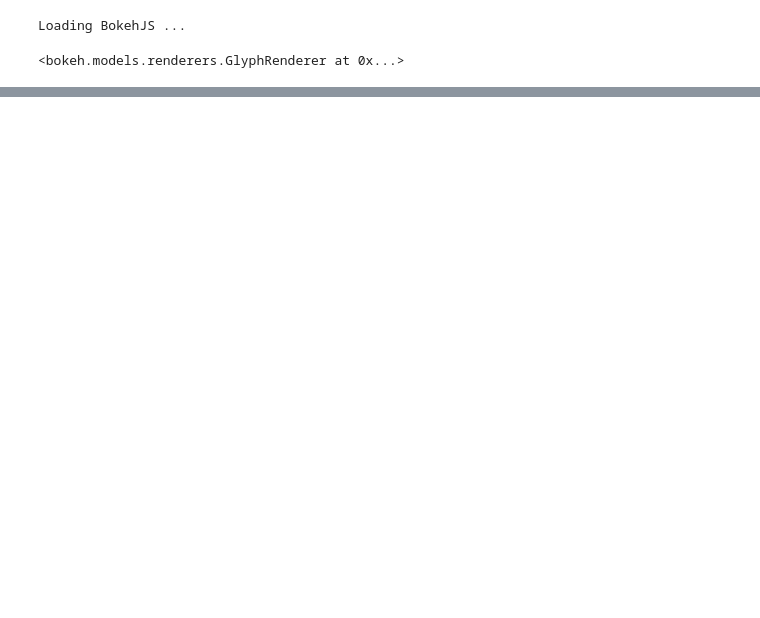
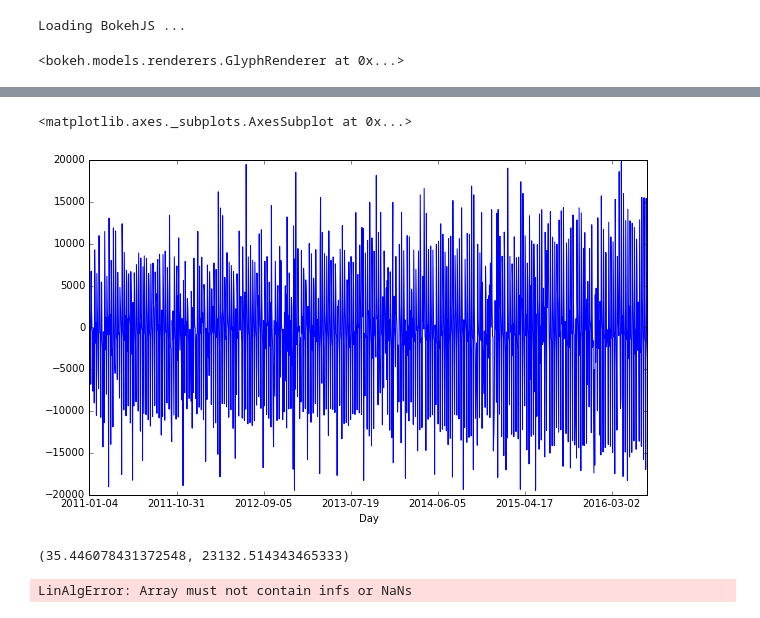
Before and after one commit to ayayron/bart, a Jupyter notebook: BART.ipynb, the cells around one changed output, grey strips where cells are left out. Cells and saved outputs as stored; diff of their text form; code cells hidden in the pictures; blank space fills up the shorter version.

Commit message:
testing ARIMA model

```diff
--- a/BART.ipynb
+++ b/BART.ipynb
@@ -201,0 +207,2 @@ ts
+# %%
+gb = bart_df[(bart_df["Day of Week"] < 5)].groupby("Day")["Count"].sum()
@@ -201,0 +217,11 @@ ts
+# %%
+gb_diff = gb.diff()
+gb_diff = gb_diff[(gb_diff < 20000) & (gb_diff > -20000)]
+gb_diff.plot()
+# %% [output]
+<matplotlib.axes._subplots.AxesSubplot at 0x...>
+[figure, added]
+# %%
+gb_diff.mean(), gb_diff.std()
+# %% [output]
+(35.446078431372548, 23132.514343465333)
@@ -201,0 +235,4 @@ ts
+# %%
+sma = tsa.arima_model.ARIMA(daily_8am_diff, (5,0,0)).fit()
+# %% [output]
+LinAlgError: Array must not contain infs or NaNs
```
Also changed, not shown: parts of 23 cells of this notebook, 1 other file.
